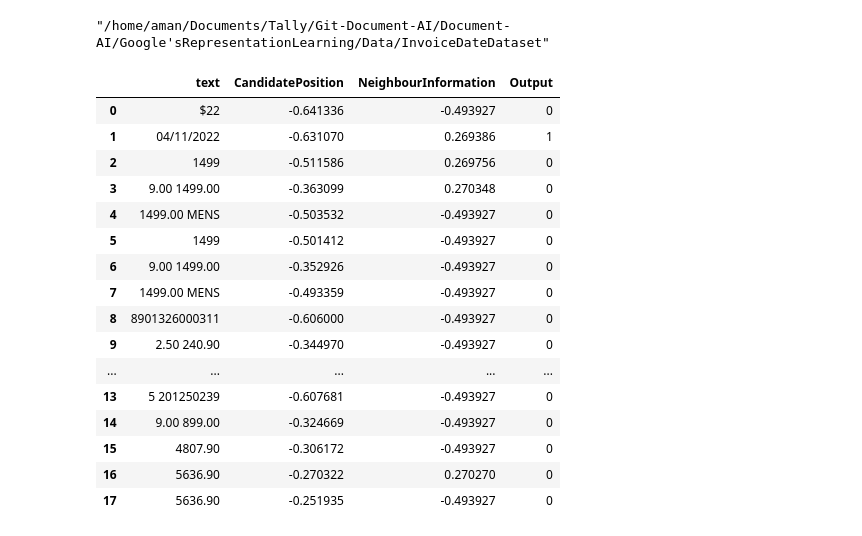
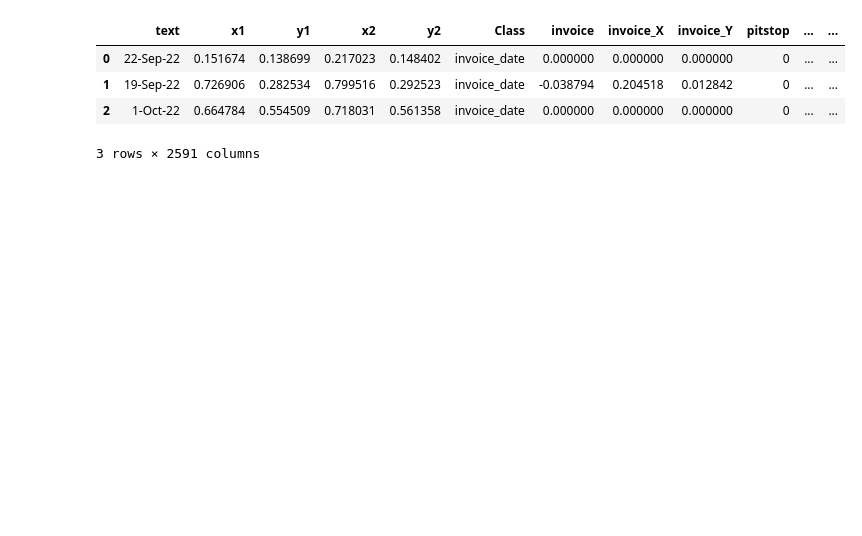
Before and after one commit to TallySolutions/Document-AI, a Jupyter notebook: Google'sRepresentationLearning/Process.ipynb, the cells around one changed output. Drawn from its saved outputs; the diff is of its cells as text; code cells hidden in the pictures; blank space fills up the shorter version.

Commit message:
Dataset Processing

```diff
--- a/Google'sRepresentationLearning/Process.ipynb
+++ b/Google'sRepresentationLearning/Process.ipynb
@@ -220,29 +285,13 @@ A value is trying to be set on a copy of a slice from a DataFrame
 
 See the caveats in the documentation: https://pandas.pydata.org/pandas-docs/stable/user_guide/indexing.html#returning-a-view-versus-a-copy
   df["Output"][index] = 1
-# %%
-pwd
-# %% [output]
-"/home/aman/Documents/Tally/Git-Document-AI/Document-AI/Google'sRepresentationLearning/Data/InvoiceDateDataset"
 # %%
-sample = pd.read_csv("56.jpeg.csv")
+sample = pd.read_csv("2.jpeg.csv")
 sample.drop(columns=["Unnamed: 0.1", "Unnamed: 0", "Similarity"], inplace=True)
 sample
 # %% [output]
-|  | text | CandidatePosition | NeighbourInformation | Output |
-| 0 | $22 | -0.641336 | -0.493927 | 0 |
-| 1 | 04/11/2022 | -0.631070 | 0.269386 | 1 |
-| 2 | 1499 | -0.511586 | 0.269756 | 0 |
-| 3 | 9.00 1499.00 | -0.363099 | 0.270348 | 0 |
-| 4 | 1499.00 MENS | -0.503532 | -0.493927 | 0 |
-| 5 | 1499 | -0.501412 | -0.493927 | 0 |
-| 6 | 9.00 1499.00 | -0.352926 | -0.493927 | 0 |
-| 7 | 1499.00 MENS | -0.493359 | -0.493927 | 0 |
-| 8 | 8901326000311 | -0.606000 | -0.493927 | 0 |
-| 9 | 2.50 240.90 | -0.344970 | -0.493927 | 0 |
-| ... | ... | ... | ... | ... |
-| 13 | 5 201250239 | -0.607681 | -0.493927 | 0 |
-| 14 | 9.00 899.00 | -0.324669 | -0.493927 | 0 |
-| 15 | 4807.90 | -0.306172 | -0.493927 | 0 |
-| 16 | 5636.90 | -0.270322 | 0.270270 | 0 |
-| 17 | 5636.90 | -0.251935 | -0.493927 | 0 |
+|  | text | x1 | y1 | x2 | y2 | Class | invoice | invoice_X | invoice_Y | pitstop | ... | ... |
+| 0 | 22-Sep-22 | 0.151674 | 0.138699 | 0.217023 | 0.148402 | invoice_date | 0.000000 | 0.000000 | 0.000000 | 0 | ... | ... |
+| 1 | 19-Sep-22 | 0.726906 | 0.282534 | 0.799516 | 0.292523 | invoice_date | -0.038794 | 0.204518 | 0.012842 | 0 | ... | ... |
+| 2 | 1-Oct-22 | 0.664784 | 0.554509 | 0.718031 | 0.561358 | invoice_date | 0.000000 | 0.000000 | 0.000000 | 0 | ... | ... |
+3 rows × 2591 columns
```
Also changed, not shown: parts of 17 cells of this notebook.
